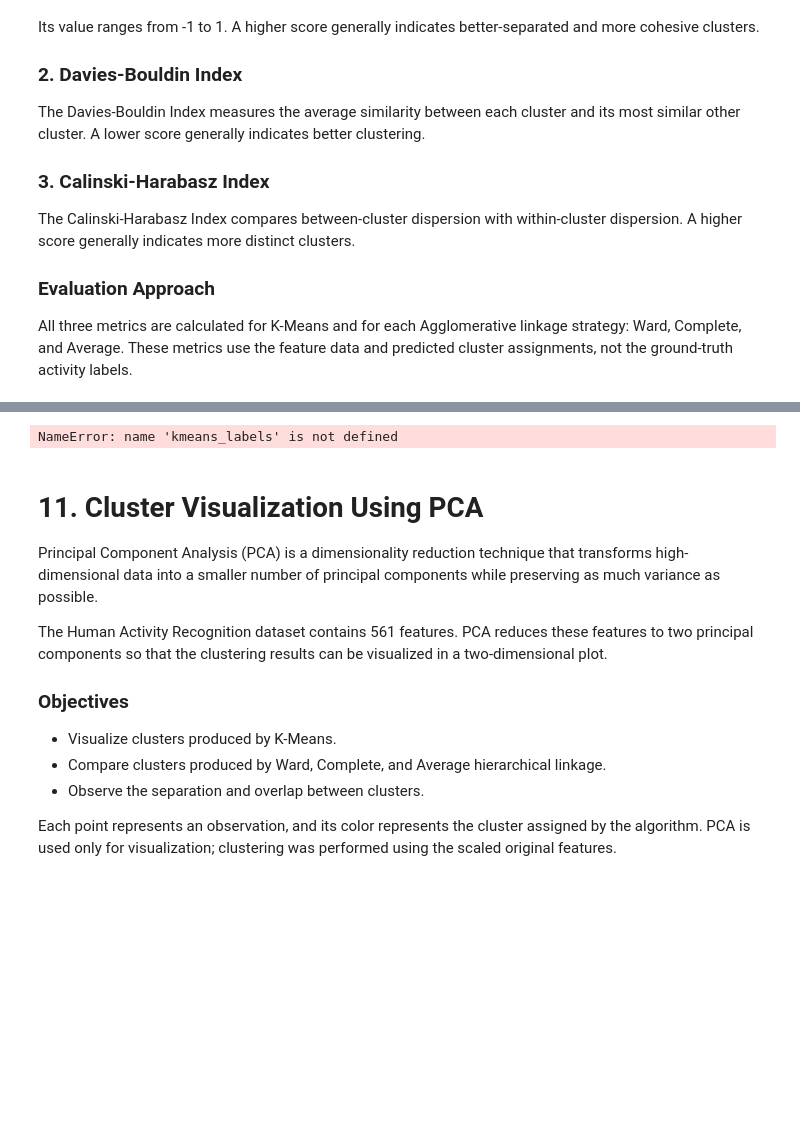
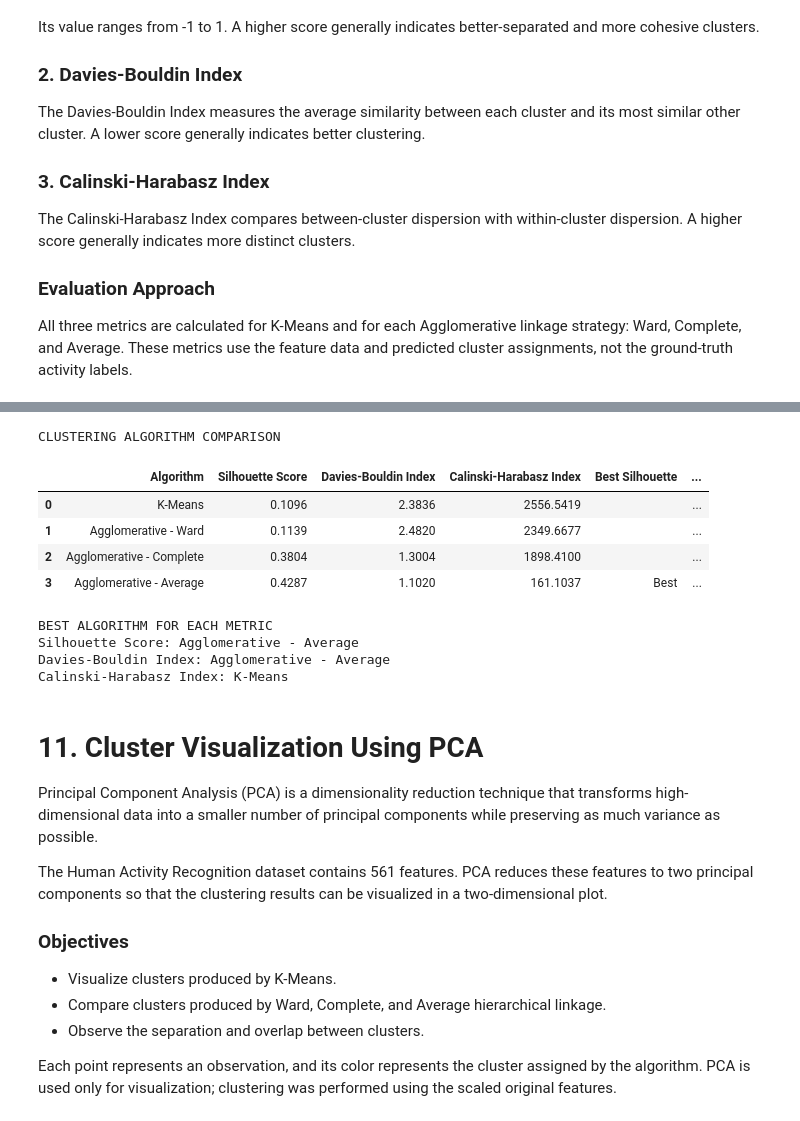
Before and after one commit to Praaneesh/PredictX_Multi_Domain_Predictive_Intelligence, a Jupyter notebook: notebooks/clustering.ipynb, the cells around one changed output, grey strips where cells are left out. Saved outputs shown, nothing was run; the diff lists cells and outputs as text; code cells hidden in the pictures; blank space fills up the shorter version.

Commit message:
Improve clustering evaluation and results comparison

```diff
--- a/notebooks/clustering.ipynb
+++ b/notebooks/clustering.ipynb
@@ -502,15 +500,57 @@ Clustering Evaluation Results
 | 1 | Agglomerative - Ward | 0.1139 | 2.4820 | 2349.6677 |
 | 2 | Agglomerative - Complete | 0.3804 | 1.3004 | 1898.4100 |
 | 3 | Agglomerative - Average | 0.4287 | 1.1020 | 161.1037 |
-# %%
-all_cluster_labels = {
-    "K-Means": kmeans_labels,
-    "Agglomerative - Ward": hierarchical_labels["ward"],
-    "Agglomerative - Complete": hierarchical_labels["complete"],
-    "Agglomerative - Average": hierarchical_labels["average"]
-}
-# %% [output]
-NameError: name 'kmeans_labels' is not defined
+# %%
+# Clustering Performance Comparison Table
+
+import pandas as pd
+from IPython.display import display
+
+comparison_df = metrics_df.copy()
+
+# Rename columns for a cleaner table
+comparison_df.columns = [
+    "Algorithm",
+    "Silhouette Score",
+    "Davies-Bouldin Index",
+    "Calinski-Harabasz Index"
+]
+
+# Find the best algorithm for each metric
+best_silhouette = comparison_df["Silhouette Score"].idxmax()
+best_davies = comparison_df["Davies-Bouldin Index"].idxmin()
+best_calinski = comparison_df["Calinski-Harabasz Index"].idxmax()
+
+# Display best values with markers
+comparison_df["Best Silhouette"] = ""
+comparison_df["Best Davies-Bouldin"] = ""
+comparison_df["Best Calinski-Harabasz"] = ""
+
+comparison_df.loc[best_silhouette, "Best Silhouette"] = "Best"
+comparison_df.loc[best_davies, "Best Davies-Bouldin"] = "Best"
+comparison_df.loc[best_calinski, "Best Calinski-Harabasz"] = "Best"
+
+print("CLUSTERING ALGORITHM COMPARISON")
+display(comparison_df.round(4))
+
+print("\nBEST ALGORITHM FOR EACH METRIC")
+print("Silhouette Score:",
+      comparison_df.loc[best_silhouette, "Algorithm"])
+print("Davies-Bouldin Index:",
+      comparison_df.loc[best_davies, "Algorithm"])
+print("Calinski-Harabasz Index:",
+      comparison_df.loc[best_calinski, "Algorithm"])
+# %% [output]
+CLUSTERING ALGORITHM COMPARISON
+|  | Algorithm | Silhouette Score | Davies-Bouldin Index | Calinski-Harabasz Index | Best Silhouette | ... |
+| 0 | K-Means | 0.1096 | 2.3836 | 2556.5419 |  | ... |
+| 1 | Agglomerative - Ward | 0.1139 | 2.4820 | 2349.6677 |  | ... |
+| 2 | Agglomerative - Complete | 0.3804 | 1.3004 | 1898.4100 |  | ... |
+| 3 | Agglomerative - Average | 0.4287 | 1.1020 | 161.1037 | Best | ... |
+BEST ALGORITHM FOR EACH METRIC
+Silhouette Score: Agglomerative - Average
+Davies-Bouldin Index: Agglomerative - Average
+Calinski-Harabasz Index: K-Means
 # %% [markdown]
 
 # 11. Cluster Visualization Using PCA
```
Also changed, not shown: parts of 1 cell of this notebook.
